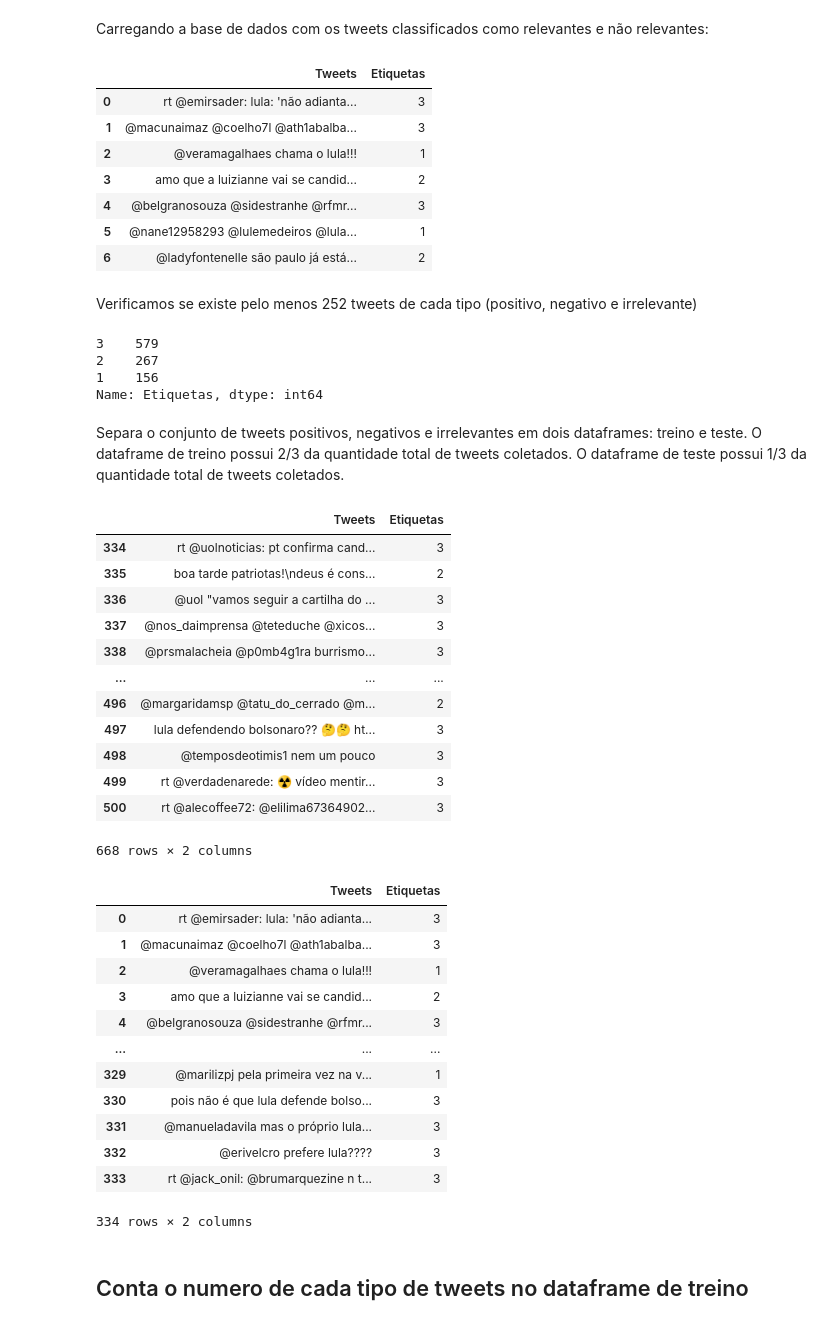
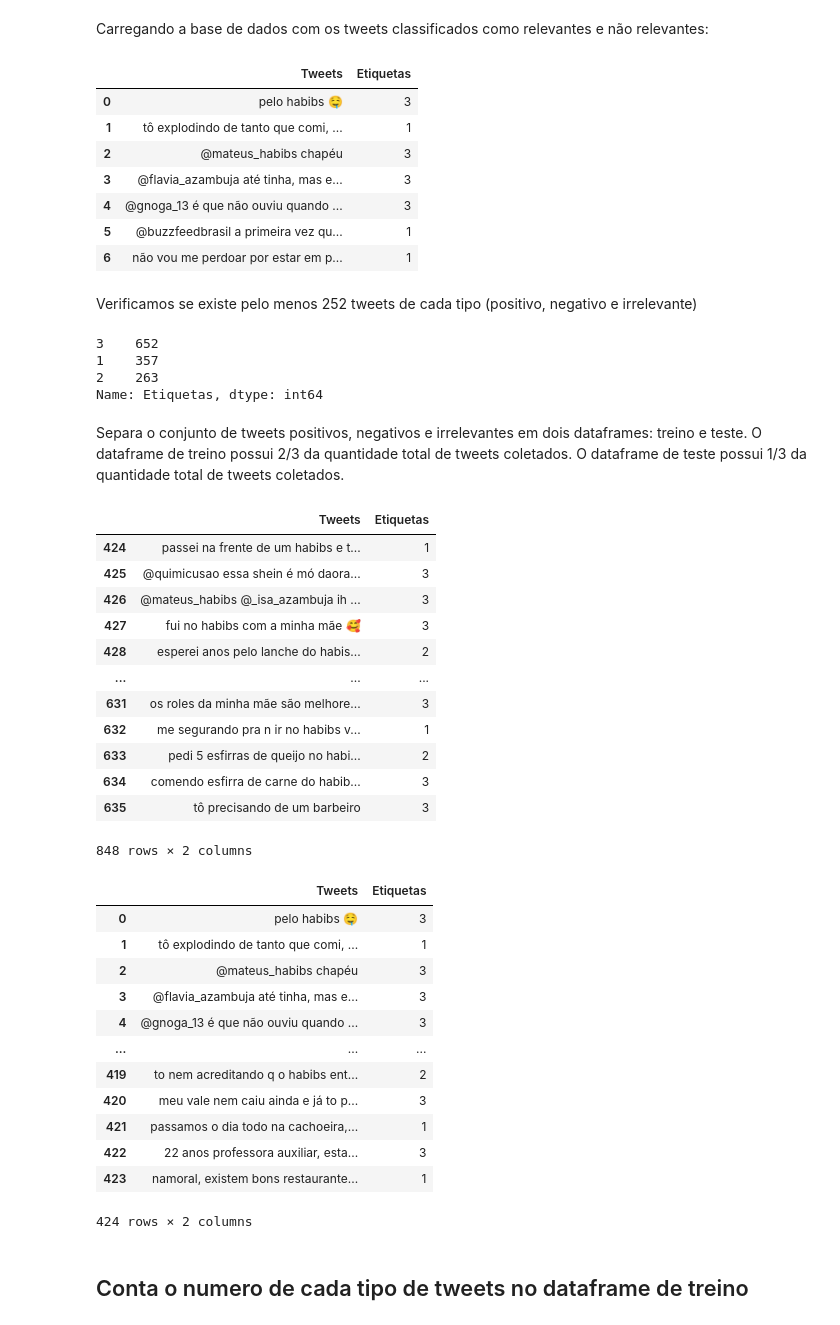
Before and after one commit to SBLuizFernando/cdados-nayve-bayes-sentimento-tweets, a Jupyter notebook: analise/Projeto1_Classificador_layout.ipynb, the cells around one changed output. Cells and saved outputs as stored; diff of their text form; code cells hidden in the pictures.

```diff
--- a/analise/Projeto1_Classificador_layout.ipynb
+++ b/analise/Projeto1_Classificador_layout.ipynb
@@ -25,24 +25,24 @@ Reunimos os arquivos com os tweets e suas etiquetas de classificação em um ún
 Carregando a base de dados com os tweets classificados como relevantes e não relevantes:
 # %%
 #junta os dois arquivos excel em um unico
-df_mensagens_etiquetadas_1 = pd.read_excel('tabela_etiquetada_1.xlsx')
-df_mensagens_etiquetadas_2 = pd.read_excel('tabela_etiquetada_2.xlsx')
+df_mensagens_etiquetadas_1 = pd.read_excel('metade_a.xlsx')
+df_mensagens_etiquetadas_2 = pd.read_excel('metade_b.xlsx')
 
 #a coluna foi nomeada manualmente de 'Tweets'
 valores1 = df_mensagens_etiquetadas_1[['Tweets','Etiquetas']]
 valores2 = df_mensagens_etiquetadas_2[['Tweets','Etiquetas']]
 
 df_tabela_etiquetada = pd.concat([valores1, valores2])
 df_tabela_etiquetada.head(7)
 # %% [output]
 |  | Tweets | Etiquetas |
-| 0 | rt @emirsader: lula: 'não adianta... | 3 |
-| 1 | @macunaimaz @coelho7l @ath1abalba... | 3 |
-| 2 | @veramagalhaes chama o lula!!! | 1 |
-| 3 | amo que a luizianne vai se candid... | 2 |
-| 4 | @belgranosouza @sidestranhe @rfmr... | 3 |
-| 5 | @nane12958293 @lulemedeiros @lula... | 1 |
-| 6 | @ladyfontenelle são paulo já está... | 2 |
+| 0 | pelo habibs 🤤 | 3 |
+| 1 | tô explodindo de tanto que comi, ... | 1 |
+| 2 | @mateus_habibs chapéu | 3 |
+| 3 | @flavia_azambuja até tinha, mas e... | 3 |
+| 4 | @gnoga_13 é que não ouviu quando ... | 3 |
+| 5 | @buzzfeedbrasil a primeira vez qu... | 1 |
+| 6 | não vou me perdoar por estar em p... | 1 |
 # %% [markdown]
 Verificamos se existe pelo menos 252 tweets de cada tipo (positivo, negativo e irrelevante)
 # %%
@@ -50,9 +50,9 @@ Verificamos se existe pelo menos 252 tweets de cada tipo (positivo, negativo e i
 distribuicao = df_tabela_etiquetada['Etiquetas'].value_counts()
 print(distribuicao)
 # %% [output]
-3    579
-2    267
-1    156
+3    652
+1    357
+2    263
 Name: Etiquetas, dtype: int64
 # %% [markdown]
 Separa o conjunto de tweets positivos, negativos e irrelevantes em dois dataframes: treino e teste. O dataframe de treino possui 2/3 da quantidade total de tweets coletados. O dataframe de teste possui 1/3 da quantidade total de tweets coletados.
@@ -77,34 +77,34 @@ df_treino = novos_dfs[1]
 df_treino
 # %% [output]
 |  | Tweets | Etiquetas |
-| 334 | rt @uolnoticias: pt confirma cand... | 3 |
-| 335 | boa tarde patriotas!\ndeus é cons... | 2 |
-| 336 | @uol "vamos seguir a cartilha do ... | 3 |
-| 337 | @nos_daimprensa @teteduche @xicos... | 3 |
-| 338 | @prsmalacheia @p0mb4g1ra burrismo... | 3 |
+| 424 | passei na frente de um habibs e t... | 1 |
+| 425 | @quimicusao essa shein é mó daora... | 3 |
+| 426 | @mateus_habibs @_isa_azambuja ih ... | 3 |
+| 427 | fui no habibs com a minha mãe 🥰 | 3 |
+| 428 | esperei anos pelo lanche do habis... | 2 |
 | ... | ... | ... |
-| 496 | @margaridamsp @tatu_do_cerrado @m... | 2 |
-| 497 | lula defendendo bolsonaro?? 🤔🤔 ht... | 3 |
-| 498 | @temposdeotimis1 nem um pouco | 3 |
-| 499 | rt @verdadenarede: ☢ vídeo mentir... | 3 |
-| 500 | rt @alecoffee72: @elilima67364902... | 3 |
+| 631 | os roles da minha mãe são melhore... | 3 |
+| 632 | me segurando pra n ir no habibs v... | 1 |
+| 633 | pedi 5 esfirras de queijo no habi... | 2 |
+| 634 | comendo esfirra de carne do habib... | 3 |
+| 635 | tô precisando de um barbeiro | 3 |
-668 rows × 2 columns
+848 rows × 2 columns
 # %%
 df_teste
 # %% [output]
 |  | Tweets | Etiquetas |
-| 0 | rt @emirsader: lula: 'não adianta... | 3 |
-| 1 | @macunaimaz @coelho7l @ath1abalba... | 3 |
-| 2 | @veramagalhaes chama o lula!!! | 1 |
-| 3 | amo que a luizianne vai se candid... | 2 |
-| 4 | @belgranosouza @sidestranhe @rfmr... | 3 |
+| 0 | pelo habibs 🤤 | 3 |
+| 1 | tô explodindo de tanto que comi, ... | 1 |
+| 2 | @mateus_habibs chapéu | 3 |
+| 3 | @flavia_azambuja até tinha, mas e... | 3 |
+| 4 | @gnoga_13 é que não ouviu quando ... | 3 |
 | ... | ... | ... |
-| 329 | @marilizpj pela primeira vez na v... | 1 |
-| 330 | pois não é que lula defende bolso... | 3 |
-| 331 | @manueladavila mas o próprio lula... | 3 |
-| 332 | @erivelcro prefere lula???? | 3 |
-| 333 | rt @jack_onil: @brumarquezine n t... | 3 |
+| 419 | to nem acreditando q o habibs ent... | 2 |
+| 420 | meu vale nem caiu ainda e já to p... | 3 |
+| 421 | passamos o dia todo na cachoeira,... | 1 |
+| 422 | 22 anos professora auxiliar, esta... | 3 |
+| 423 | namoral, existem bons restaurante... | 1 |
-334 rows × 2 columns
+424 rows × 2 columns
 # %% [markdown]
 ## Conta o numero de cada tipo de tweets no dataframe de treino
 # %%
```
Also changed, not shown: parts of 8 cells of this notebook, 17 other files.
